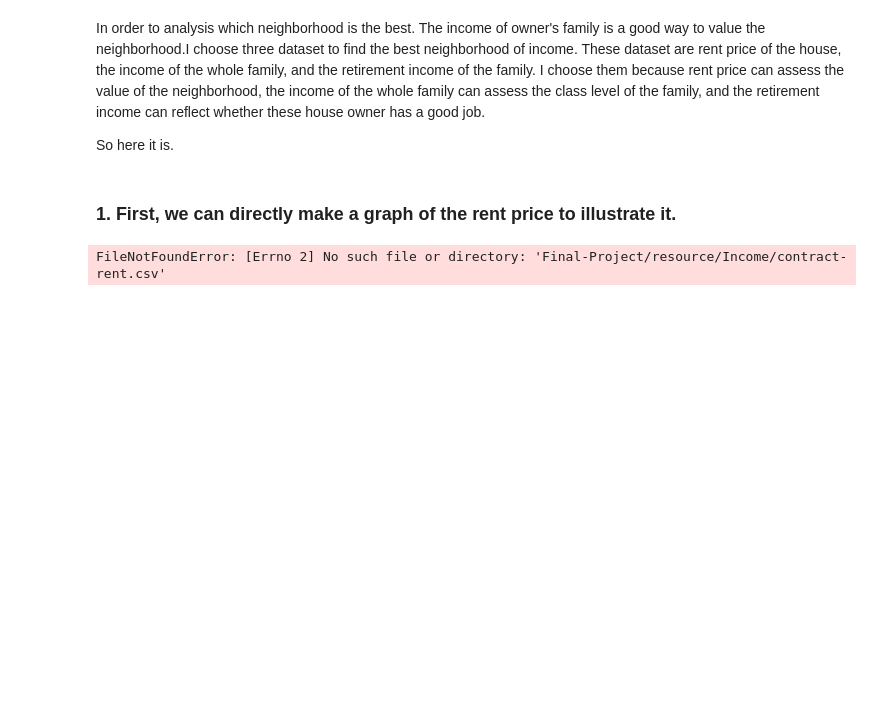
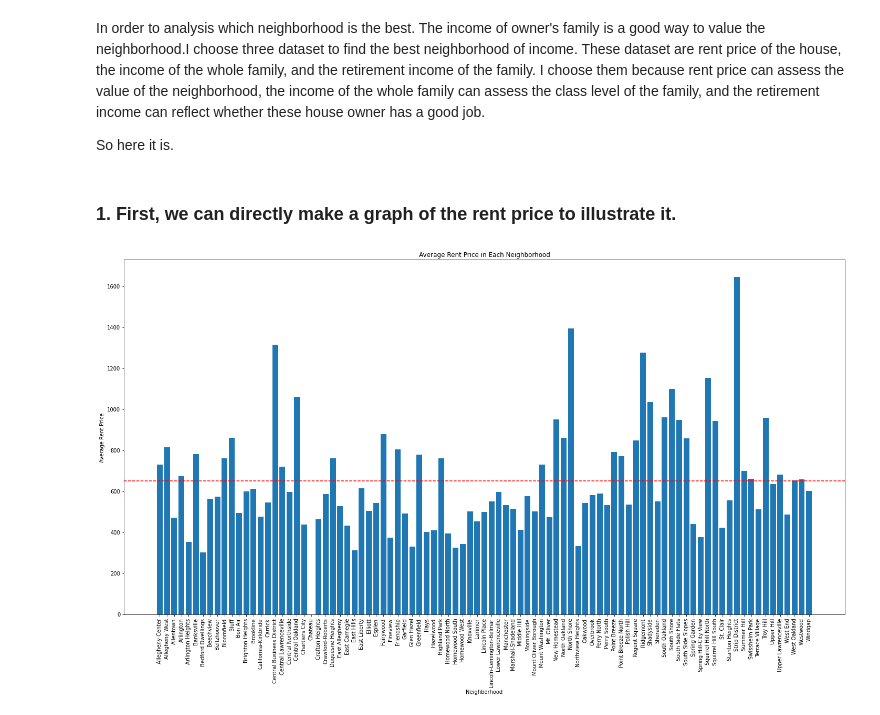
Before and after one commit to Ivann1242/Final-Project, a Jupyter notebook: BestNeighborhood.ipynb, the cells around one changed output. Saved outputs shown, nothing was run; the diff lists cells and outputs as text; code cells hidden in the pictures; blank space fills up the shorter version.

```diff
--- a/BestNeighborhood.ipynb
+++ b/BestNeighborhood.ipynb
@@ -19,46 +19,47 @@ So here it is.
 # %% [markdown]
 ### 1. First, we can directly make a graph of the rent price to illustrate it.
 # %%
-# import pandas as pd
+import pandas as pd
 import matplotlib.pyplot as plt
 
-df = pd.read_csv('Final-Project/resource/Income/contract-rent.csv')
+df = pd.read_csv('resource/Income/contract-rent.csv')
 neighborhood = df['Neighborhood']
-wOf100 = df['Estimate; With cash rent:-less than $100']
-wOf149 = df['Estimate; With cash rent:-$100 to $149']
-wOf199 = df['Estimate; With cash rent:-$150 to $199']
-wOf249 = df['Estimate; With cash rent:-$200 to $249']
-wOf299 = df['Estimate; With cash rent:-$250 to $299']
-wOf349 = df['Estimate; With cash rent:-$300 to $349']
-wOf399 = df['Estimate; With cash rent:-$350 to $399']
-wOf449 = df['Estimate; With cash rent:-$400 to $449']
-wOf499 = df['Estimate; With cash rent:-$450 to $499']
-wOf549 = df['Estimate; With cash rent:-$500 to $549']
-wOf599 = df['Estimate; With cash rent:-$550 to $599']
-wOf649 = df['Estimate; With cash rent:-$600 to $649']
-wOf699 = df['Estimate; With cash rent:-$650 to $699']
-wOf749 = df['Estimate; With cash rent:-$700 to $749']
-wOf799 = df['Estimate; With cash rent:-$750 to $799']
-wOf899 = df['Estimate; With cash rent:-$800 to $899']
-wOf999 = df['Estimate; With cash rent:-$900 to $999']
-wOf1249 = df['Estimate; With cash rent:-$1000 to $1249']
-wOf1499 = df['Estimate; With cash rent:-$1250 to $1499']
-wOf1999 = df['Estimate; With cash rent:-$1500 to $1999']
-wOf2499 = df['Estimate; With cash rent:-$2000 to $2499']
-wOf2999 = df['Estimate; With cash rent:-$2499 to $2999']
-wOf3499 = df['Estimate; With cash rent:-$3000 to $3499']
-wOf3500 = df['Estimate; With cash rent:-$3500 or more']
+wOf100 = df['Estimate; With cash rent: - Less than $100']
+wOf149 = df['Estimate; With cash rent: - $100 to $149']
+wOf199 = df['Estimate; With cash rent: - $150 to $199']
+wOf249 = df['Estimate; With cash rent: - $200 to $249']
+wOf299 = df['Estimate; With cash rent: - $250 to $299']
+wOf349 = df['Estimate; With cash rent: - $300 to $349']
+wOf399 = df['Estimate; With cash rent: - $350 to $399']
+wOf449 = df['Estimate; With cash rent: - $400 to $449']
+wOf499 = df['Estimate; With cash rent: - $450 to $499']
+wOf549 = df['Estimate; With cash rent: - $500 to $549']
+wOf599 = df['Estimate; With cash rent: - $550 to $599']
+wOf649 = df['Estimate; With cash rent: - $600 to $649']
+wOf699 = df['Estimate; With cash rent: - $650 to $699']
+wOf749 = df['Estimate; With cash rent: - $700 to $749']
+wOf799 = df['Estimate; With cash rent: - $750 to $799']
+wOf899 = df['Estimate; With cash rent: - $800 to $899']
+wOf999 = df['Estimate; With cash rent: - $900 to $999']
+wOf1249 = df['Estimate; With cash rent: - $1,000 to $1,249']
+wOf1499 = df['Estimate; With cash rent: - $1,250 to $1,499']
+wOf1999 = df['Estimate; With cash rent: - $1,500 to $1,999']
+wOf2499 = df['Estimate; With cash rent: - $2,000 to $2,499']
+wOf2999 = df['Estimate; With cash rent: - $2,500 to $2,999']
+wOf3499 = df['Estimate; With cash rent: - $3,000 to $3,499']
+wOf3500 = df['Estimate; With cash rent: - $3,500 or more']
 countOfR = df['Estimate; Total:']
 averagePrice = (wOf100*50+wOf149*125+wOf199*175+wOf249*225+wOf299*275+wOf349*325+wOf399*375+wOf449*425+wOf499*475+wOf549*525+wOf599*575+wOf649*625+wOf699*675+wOf749*725+wOf799*775+wOf899*850+wOf999*950+wOf1249*1125+wOf1499*1250+wOf1999*1750+wOf2499*2250+wOf2999*2750+wOf3499*3250+wOf3500*3570)/countOfR
 
-plt.figure(figsize=(10, 6))
-plt.bar(df['Neighborhood'], df['Rent Price'])  # 绘制柱状图
+plt.figure(figsize=(20, 12))
+plt.bar(df['Neighborhood'], averagePrice)  # 使用加权平均租金作为 y 轴数据
 plt.xlabel('Neighborhood')  # x 轴标签
-plt.ylabel('Rent Price')  # y 轴标签
-plt.title('Rent Price of the Neighborhood in Pittsborgh')  # 图表标题
-plt.axhline(y=averagePrice, color='r', linestyle='--', label='Rent Price Average')
-plt.xticks(rotation=45)  # 旋转 x 轴刻度标签，使得更易读
-plt.tight_layout()  # 调整布局，避免文字重叠
+plt.ylabel('Average Rent Price')  # y 轴标签
+plt.title('Average Rent Price in Each Neighborhood')  # 图表标题
+average_price_mean = averagePrice.mean()  # 计算加权平均租金的平均值
+plt.axhline(y=average_price_mean, color='r', linestyle='--', label='Weighted Average Rent Price')  # 添加加权平均租金水平线
+plt.xticks(rotation=90)  # 旋转 x 轴刻度标签，使其更易读
+plt.tight_layout()
 plt.show()
 # %% [output]
-FileNotFoundError: [Errno 2] No such file or directory: 'Final-Project/resource/Income/contract-rent.csv'
+[figure, added]
```
Also changed, not shown: parts of 1 cell of this notebook.
